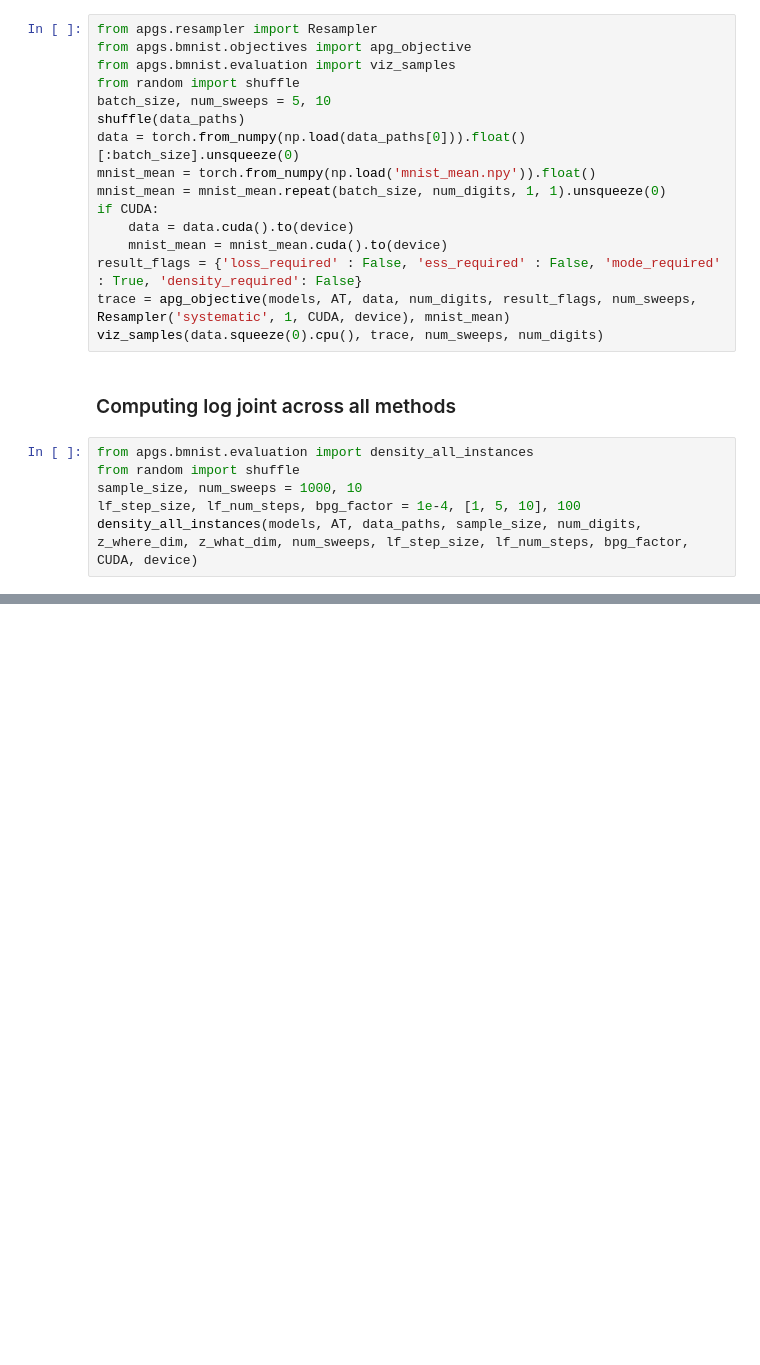
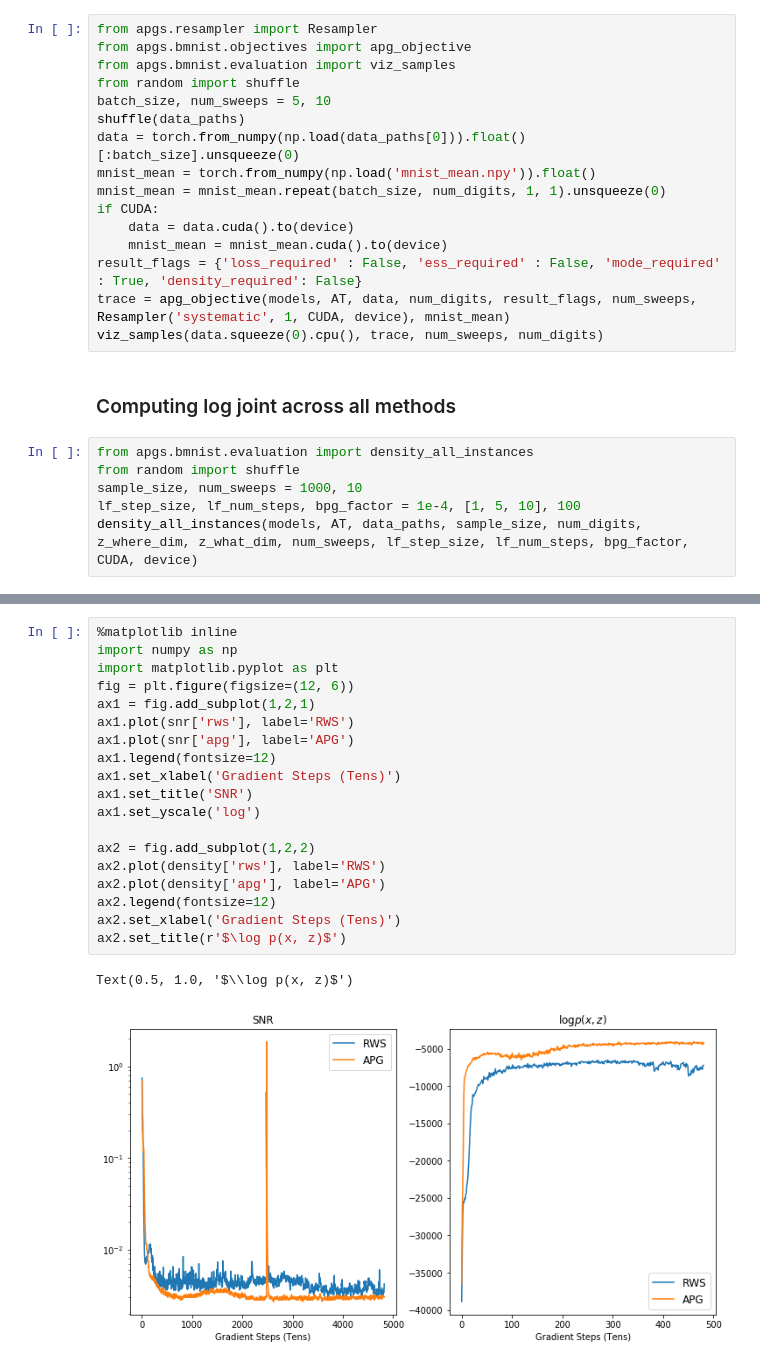
Before and after one commit to hao-w/apgs, a Jupyter notebook: apgs/bmnist/evaluation.ipynb, the cells around one changed output, grey strips where cells are left out. Saved outputs shown, nothing was run; the diff lists cells and outputs as text; blank space fills up the shorter version.

```diff
--- a/apgs/bmnist/evaluation.ipynb
+++ b/apgs/bmnist/evaluation.ipynb
@@ -88,0 +77,22 @@ density_all_instances(models, AT, data_paths, sample_size, num_digits, z_where_d
+# %%
+%matplotlib inline
+import numpy as np
+import matplotlib.pyplot as plt
+fig = plt.figure(figsize=(12, 6))
+ax1 = fig.add_subplot(1,2,1)
+ax1.plot(snr['rws'], label='RWS')
+ax1.plot(snr['apg'], label='APG')
+ax1.legend(fontsize=12)
+ax1.set_xlabel('Gradient Steps (Tens)')
+ax1.set_title('SNR')
+ax1.set_yscale('log')
+
+ax2 = fig.add_subplot(1,2,2)
+ax2.plot(density['rws'], label='RWS')
+ax2.plot(density['apg'], label='APG')
+ax2.legend(fontsize=12)
+ax2.set_xlabel('Gradient Steps (Tens)')
+ax2.set_title(r'$\log p(x, z)$')
+# %% [output]
+Text(0.5, 1.0, '$\\log p(x, z)$')
+[figure, added]
```
Also changed, not shown: parts of 5 cells of this notebook, 3 other files.
